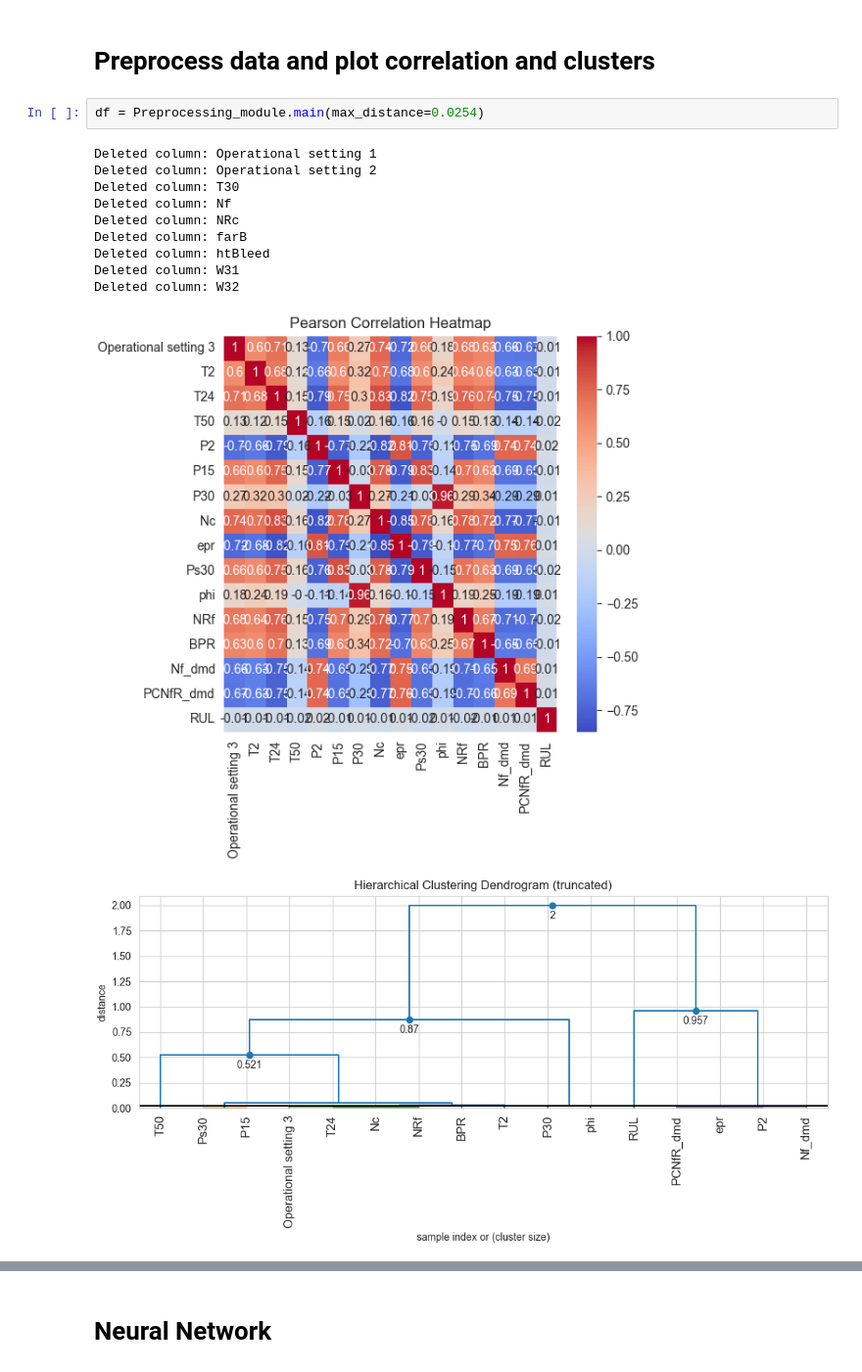
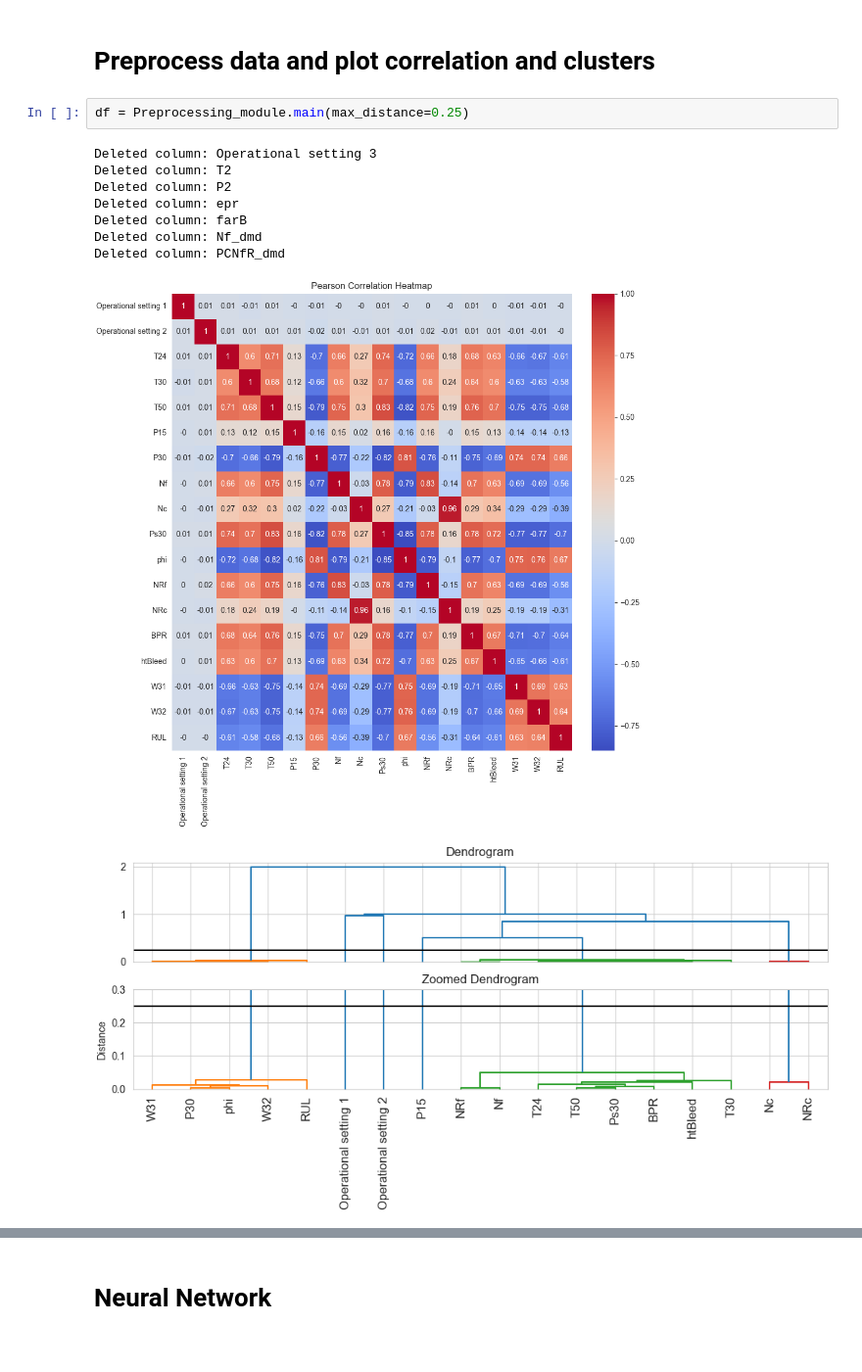
Before and after one commit to MathiaFiorelli/Praca-dyplomowa, a Jupyter notebook: Code/Notebook.ipynb, the cells around one changed output, grey strips where cells are left out. Shown at 98% size. Drawn from its saved outputs; the diff is of its cells as text.

```diff
--- a/Code/Notebook.ipynb
+++ b/Code/Notebook.ipynb
@@ -20,19 +22,17 @@ from sklearn.metrics import mean_absolute_error, mean_squared_error
 # %% [markdown]
 # Preprocess data and plot correlation and clusters
 # %%
-df = Preprocessing_module.main(max_distance=0.0254)
+df = Preprocessing_module.main(max_distance=0.25)
 # %% [output]
-Deleted column: Operational setting 1
-Deleted column: Operational setting 2
-Deleted column: T30
-Deleted column: Nf
-Deleted column: NRc
+Deleted column: Operational setting 3
+Deleted column: T2
+Deleted column: P2
+Deleted column: epr
 Deleted column: farB
-Deleted column: htBleed
-Deleted column: W31
-Deleted column: W32
+Deleted column: Nf_dmd
+Deleted column: PCNfR_dmd
-[figure, old version]
+[figure, new version]
-[figure, old version]
+[figure, new version]
 # %%
 df
 # %% [output]
```
Also changed, not shown: parts of 25 cells of this notebook, 17 other files.
